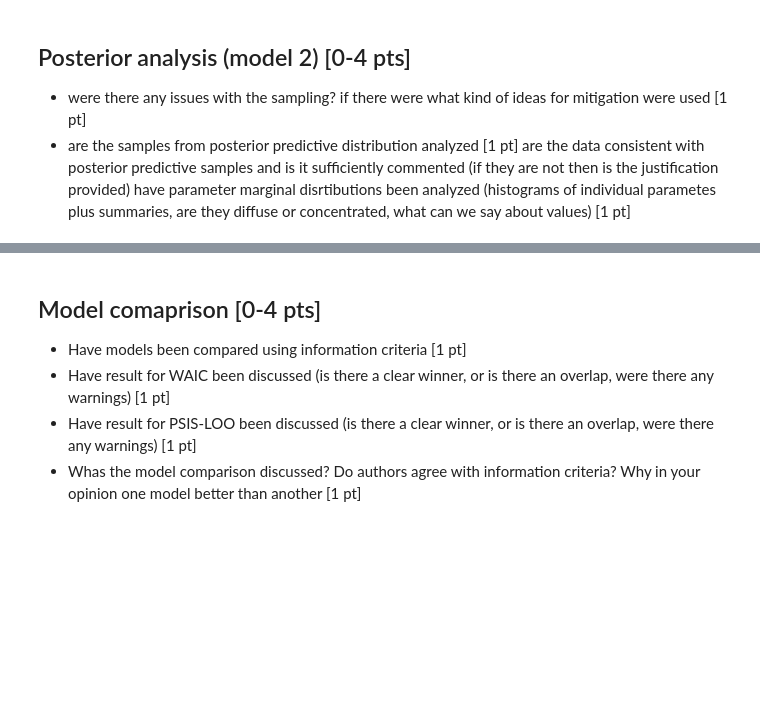
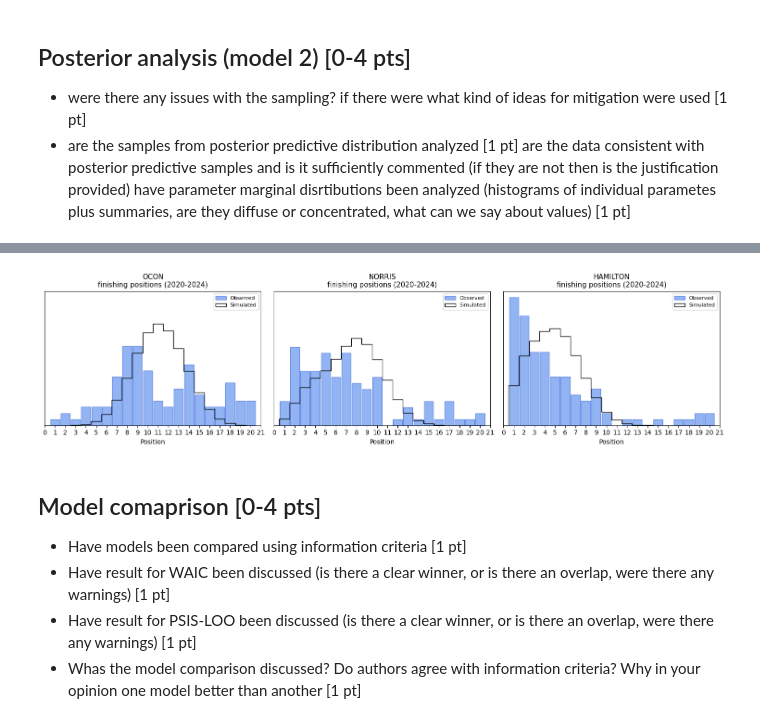
Before and after one commit to Klaudiusz1212/F1_bayesian, a Jupyter notebook: ISZ_Lukasz_Filo_Klaudiusz_Grobelski.ipynb, the cells around one changed output, grey strips where cells are left out. Saved outputs shown, nothing was run; the diff lists cells and outputs as text; code cells hidden in the pictures; blank space fills up the shorter version.

```diff
--- a/ISZ_Lukasz_Filo_Klaudiusz_Grobelski.ipynb
+++ b/ISZ_Lukasz_Filo_Klaudiusz_Grobelski.ipynb
@@ -390,41 +518,8 @@ model_2_fit = model_2.sample(data=model_2_data, seed=25062025,iter_warmup=1000)
 # %%
 drivers_names = ['ocon', 'norris', 'hamilton']
-fig, axes = plt.subplots(1, len(drivers_names), figsize=(5 * len(drivers_names), 4), sharey=True)
-
-n_bins = np.arange(22) - 0.5
-
-for d_i, d_name in enumerate(drivers_names):
-    ax = axes[d_i]
-    driver_id = driver_id_map[d_name]
-    results = df[df['DriverId'] == driver_id]
-    results_idx = results.index
-
-    ax.hist((results['Position']).tolist(),
-            bins=n_bins,
-            rwidth=0.9,
-            histtype='step',
-            edgecolor='black',
-            density=True,
-            label='Observed')
-
-    ax.hist(model_2_fit.stan_variable('y_hat').T[results_idx].flatten() + 1,
-            bins=n_bins,
-            rwidth=0.9,
-            color='cornflowerblue',
-            edgecolor='royalblue',
-            alpha=0.7,
-            density=True,
-            label='Simulated')
-
-    ax.set_xticks(range(22))
-    ax.set_xlim([0, 21])
-    ax.set_yticks([])
-    ax.set_title(d_name.upper() + '\nfinishing positions (2020–2024)', fontsize=11)
-    ax.set_xlabel('Position')
-    ax.legend(loc='upper right', fontsize=8)
-
-fig.tight_layout()
-plt.show()
+plot_post_3(model_2_fit, drivers_names)
+# %% [output]
+[figure, added]
 # %% [markdown]
 ## Model comaprison [0-4 pts]
 - Have models been compared using information criteria [1 pt]
```
Also changed, not shown: parts of 28 cells of this notebook, 3 other files.
